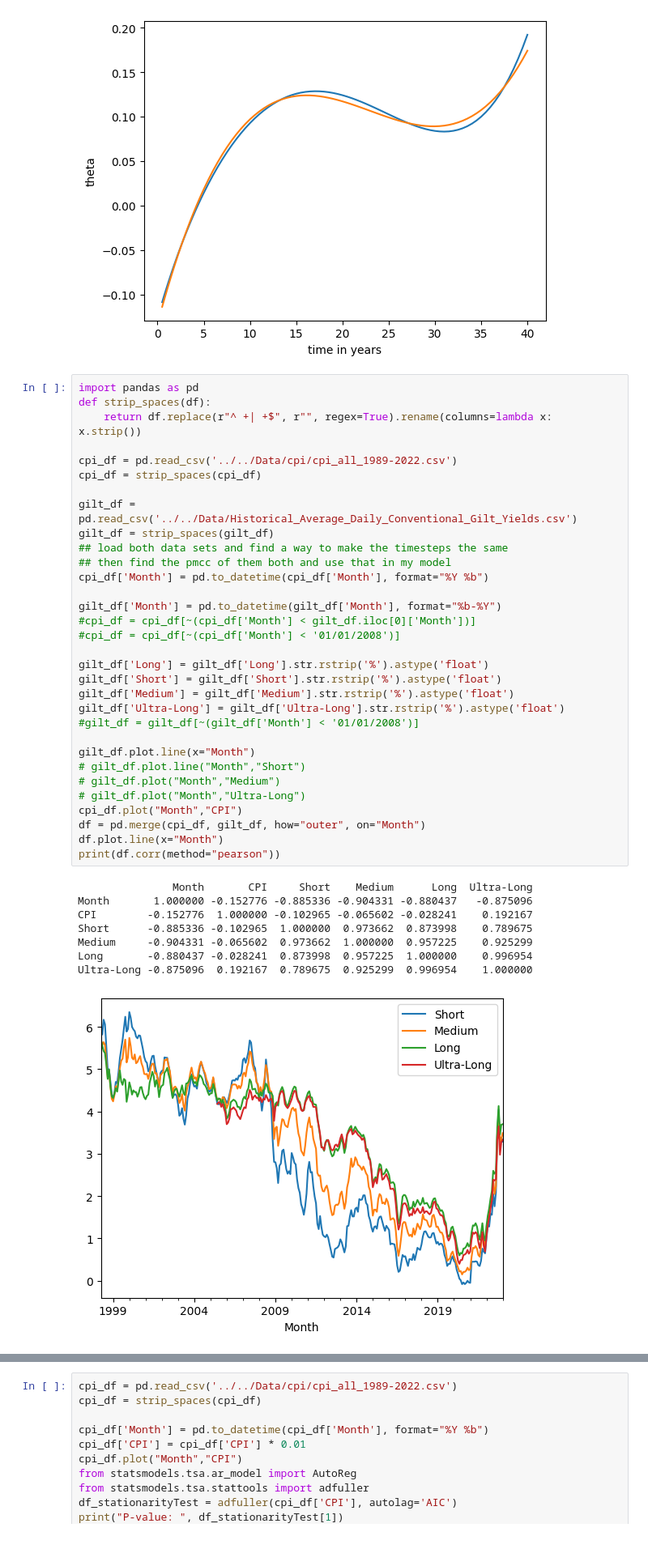
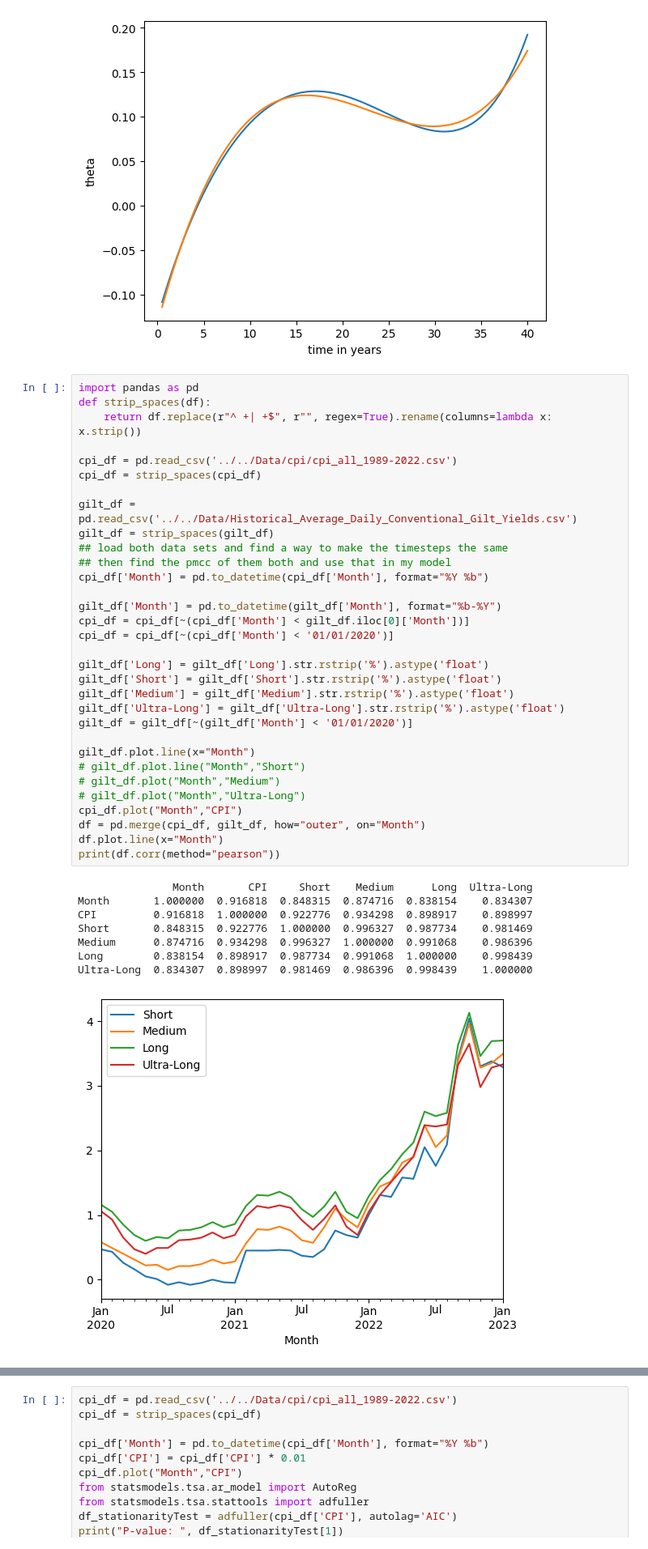
Before and after one commit to sophiebella28/pension_model, a Jupyter notebook: python/calibrate.ipynb, the cells around one changed output, grey strips where cells are left out. Shown: that part at 81% size. Drawn from its saved outputs; the diff is of its cells as text.

```diff
--- a/python/calibrate.ipynb
+++ b/python/calibrate.ipynb
@@ -48,40 +48,40 @@ print( final_thetas)
 import pandas as pd
 def strip_spaces(df):
     return df.replace(r"^ +| +$", r"", regex=True).rename(columns=lambda x: x.strip())
 
 cpi_df = pd.read_csv('../../Data/cpi/cpi_all_1989-2022.csv')
 cpi_df = strip_spaces(cpi_df)
 
 gilt_df = pd.read_csv('../../Data/Historical_Average_Daily_Conventional_Gilt_Yields.csv')
 gilt_df = strip_spaces(gilt_df)
 ## load both data sets and find a way to make the timesteps the same
 ## then find the pmcc of them both and use that in my model
 cpi_df['Month'] = pd.to_datetime(cpi_df['Month'], format="%Y %b")
 
 gilt_df['Month'] = pd.to_datetime(gilt_df['Month'], format="%b-%Y")
-#cpi_df = cpi_df[~(cpi_df['Month'] < gilt_df.iloc[0]['Month'])]
-#cpi_df = cpi_df[~(cpi_df['Month'] < '01/01/2008')]
+cpi_df = cpi_df[~(cpi_df['Month'] < gilt_df.iloc[0]['Month'])]
+cpi_df = cpi_df[~(cpi_df['Month'] < '01/01/2020')]
 
 gilt_df['Long'] = gilt_df['Long'].str.rstrip('%').astype('float')
 gilt_df['Short'] = gilt_df['Short'].str.rstrip('%').astype('float')
 gilt_df['Medium'] = gilt_df['Medium'].str.rstrip('%').astype('float')
 gilt_df['Ultra-Long'] = gilt_df['Ultra-Long'].str.rstrip('%').astype('float')
-#gilt_df = gilt_df[~(gilt_df['Month'] < '01/01/2008')]
+gilt_df = gilt_df[~(gilt_df['Month'] < '01/01/2020')]
 
 gilt_df.plot.line(x="Month")
 # gilt_df.plot.line("Month","Short")
 # gilt_df.plot("Month","Medium")
 # gilt_df.plot("Month","Ultra-Long")
 cpi_df.plot("Month","CPI")
 df = pd.merge(cpi_df, gilt_df, how="outer", on="Month")
 df.plot.line(x="Month")
 print(df.corr(method="pearson"))
 # %% [output]
                Month       CPI     Short    Medium      Long  Ultra-Long
-Month       1.000000 -0.152776 -0.885336 -0.904331 -0.880437   -0.875096
-CPI        -0.152776  1.000000 -0.102965 -0.065602 -0.028241    0.192167
-Short      -0.885336 -0.102965  1.000000  0.973662  0.873998    0.789675
-Medium     -0.904331 -0.065602  0.973662  1.000000  0.957225    0.925299
-Long       -0.880437 -0.028241  0.873998  0.957225  1.000000    0.996954
-Ultra-Long -0.875096  0.192167  0.789675  0.925299  0.996954    1.000000
+Month       1.000000  0.916818  0.848315  0.874716  0.838154    0.834307
+CPI         0.916818  1.000000  0.922776  0.934298  0.898917    0.898997
+Short       0.848315  0.922776  1.000000  0.996327  0.987734    0.981469
+Medium      0.874716  0.934298  0.996327  1.000000  0.991068    0.986396
+Long        0.838154  0.898917  0.987734  0.991068  1.000000    0.998439
+Ultra-Long  0.834307  0.898997  0.981469  0.986396  0.998439    1.000000
-[figure, old version]
+[figure, new version]
```
Also changed, not shown: parts of 1 cell of this notebook, 11 other files.
